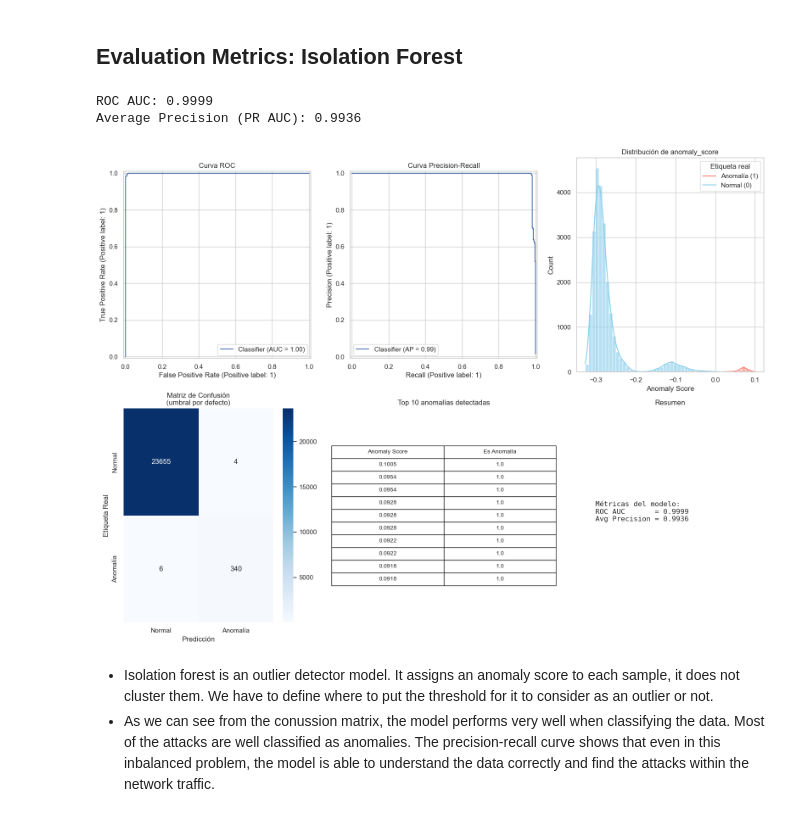
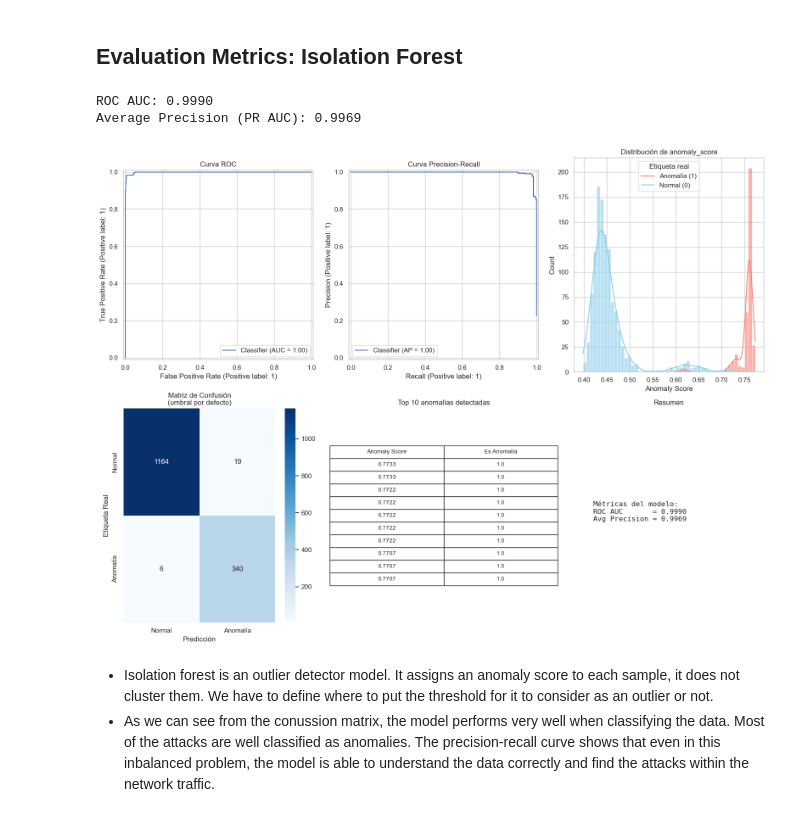
Before and after one commit to Grupo-MACC/ML_for_consul_poisoning, a Jupyter notebook: notebooks/04_validation_model_selection.ipynb, the cells around one changed output. Drawn from its saved outputs; the diff is of its cells as text; code cells hidden in the pictures.

```diff
--- a/notebooks/04_validation_model_selection.ipynb
+++ b/notebooks/04_validation_model_selection.ipynb
@@ -34,6 +34,9 @@ hdb = joblib.load('../models/hdbscan_model.joblib')
 gmm = joblib.load('../models/gmm_model.joblib')
 isof = joblib.load('../models/isolation_forest_model.joblib')
 df = pd.read_csv('../data/processed/windowed_dataset_cleaned.csv')
+dftest = pd.read_csv('../data/processed/if_test.csv')
+Xtest = dftest.drop(columns=['is_attack'])
+ytest = dftest["is_attack"]
 X = df[df.columns.difference(['is_attack'])]
 y = df['is_attack']
 # %% [markdown]
@@ -442,13 +445,14 @@ from sklearn.metrics import (
 )
 import numpy as np
 
-isof_labels = isof.predict(X)
-df['anomaly_score'] = -isof.decision_function(X)  # Invertir para que valores altos indiquen anomalías
-df['anomaly_label'] = (isof_labels == -1).astype(int)  # 1 = anomalía, 0 = normal
-
+isof_labels = isof.predict(Xtest)
+#anomaly_score = -model.score_samples(X_test)
+#anomaly_label = model.predict(X_test) == -1
+dftest['anomaly_score'] = -isof.score_samples(Xtest)  # Invertir para que valores altos indiquen anomalías
+dftest['anomaly_label'] = (isof_labels == -1).astype(int)  # 1 = anomalía, 0 = normal
 # --- Métricas ---
-auc_roc = roc_auc_score(y, df['anomaly_score'])
-auc_pr = average_precision_score(y, df['anomaly_score'])
+auc_roc = roc_auc_score(ytest, dftest['anomaly_score'])
+auc_pr = average_precision_score(ytest, dftest['anomaly_score'])
 print(f"ROC AUC: {auc_roc:.4f}")
 print(f"Average Precision (PR AUC): {auc_pr:.4f}")
 
@@ -458,19 +462,19 @@ fig = plt.figure(figsize=(16, 12))
 
 # 1. Curva ROC
 ax1 = plt.subplot(2, 3, 1)
-RocCurveDisplay.from_predictions(y, df['anomaly_score'], ax=ax1)
+RocCurveDisplay.from_predictions(ytest, dftest['anomaly_score'], ax=ax1)
 ax1.set_title('Curva ROC')
 
 # 2. Curva Precision-Recall
 ax2 = plt.subplot(2, 3, 2)
-PrecisionRecallDisplay.from_predictions(y, df['anomaly_score'], ax=ax2)
+PrecisionRecallDisplay.from_predictions(ytest, dftest['anomaly_score'], ax=ax2)
 ax2.set_title('Curva Precision-Recall')
 
 # 3. Distribución del anomaly_score por clase real
 ax3 = plt.subplot(2, 3, 3)
 sns.histplot(
-    x=df['anomaly_score'],
-    hue=y,
+    x=dftest['anomaly_score'],
+    hue=ytest,
     bins=50,
     kde=True,
     alpha=0.6,
@@ -483,7 +487,7 @@ ax3.legend(title='Etiqueta real', labels=['Anomalía (1)','Normal (0)'])
 
 # 4. Matriz de confusión
 ax4 = plt.subplot(2, 3, 4)
-cm = confusion_matrix(y, df['anomaly_label'])
+cm = confusion_matrix(ytest, dftest['anomaly_label'])
 sns.heatmap(
     cm,
     annot=True,
@@ -499,37 +503,37 @@ ax4.set_xlabel('Predicción')
 
 # 5. Top 10 anomalías (tabla simple como texto en gráfico)
 ax5 = plt.subplot(2, 3, 5)
-top10 = df.nlargest(10, 'anomaly_score')[['anomaly_score', 'anomaly_label']]
+top10 = dftest.nlargest(10, 'anomaly_score')[['anomaly_score', 'anomaly_label']]
 ax5.axis('tight')
 ax5.axis('off')
 table = ax5.table(
     cellText=top10.round(4).values,
     colLabels=['Anomaly Score', 'Es Anomalía'],
     cellLoc='center',
     loc='center'
 )
 table.auto_set_font_size(False)
 table.set_fontsize(10)
 table.scale(1.2, 1.5)
 ax5.set_title('Top 10 anomalías detectadas')
 
 # 6. Estadísticas resumen (texto)
 ax6 = plt.subplot(2, 3, 6)
 ax6.axis('off')
 stats_text = f"""Métricas del modelo:
 ROC AUC       = {auc_roc:.4f}
 Avg Precision = {auc_pr:.4f}
 """
 ax6.text(0.1, 0.5, stats_text, fontsize=12, verticalalignment='center', family='monospace')
 ax6.set_title('Resumen')
 
 # Ajustar layout y mostrar
 plt.tight_layout()
 plt.show()
 # %% [output]
-ROC AUC: 0.9999
-Average Precision (PR AUC): 0.9936
+ROC AUC: 0.9990
+Average Precision (PR AUC): 0.9969
-[figure, old version]
+[figure, new version]
 # %% [markdown]
 - Isolation forest is an outlier detector model. It assigns an anomaly score to each sample, it does not cluster them. We have to define where to put the threshold for it to consider as an outlier or not.
 - As we can see from the conussion matrix, the model performs very well when classifying the data. Most of the attacks are well classified as anomalies. The precision-recall curve shows that even in this inbalanced problem, the model is able to understand the data correctly and find the attacks within the network traffic.
```
Also changed, not shown: parts of 3 cells of this notebook, 5 other files.
